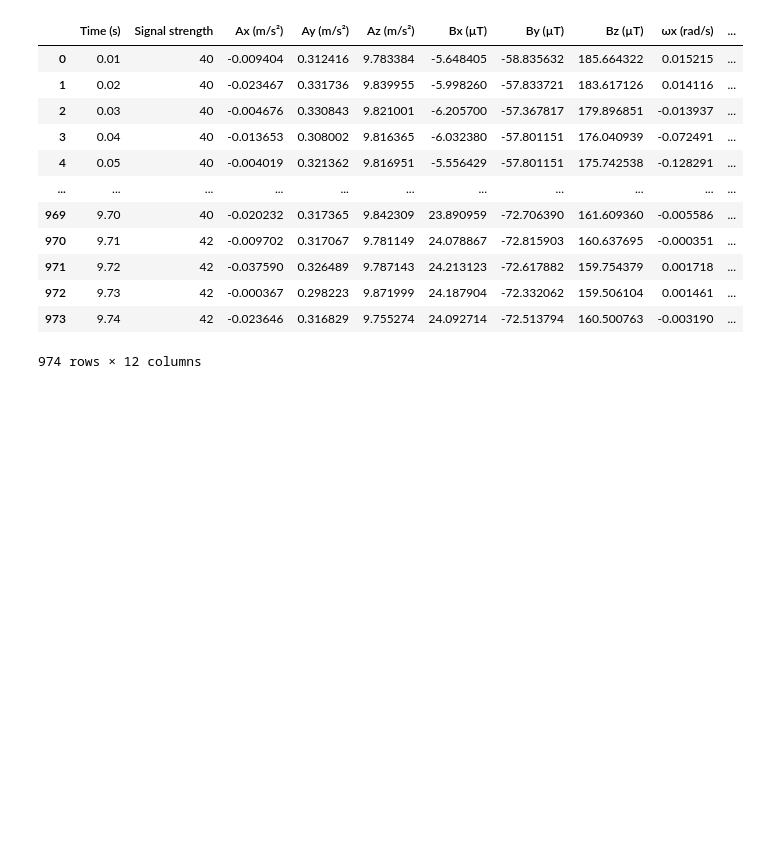
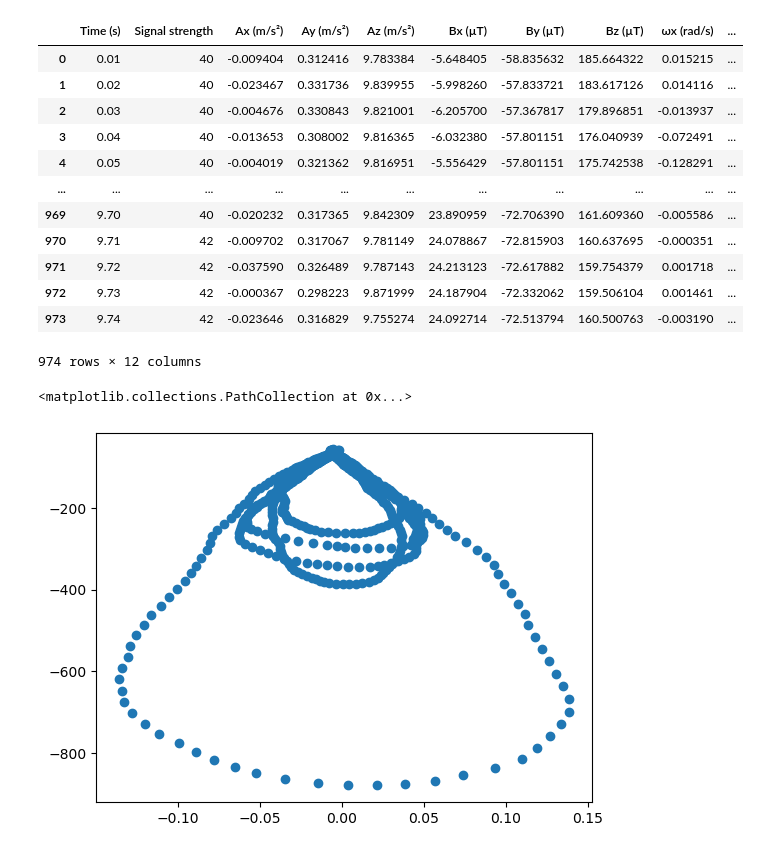
Before and after one commit to Faith-Qiao/physics5bl, a Jupyter notebook: lab12/lab12.ipynb, the cells around one changed output. Saved outputs shown, nothing was run; the diff lists cells and outputs as text; code cells hidden in the pictures; blank space fills up the shorter version.

```diff
--- a/lab12/lab12.ipynb
+++ b/lab12/lab12.ipynb
@@ -166,0 +185,15 @@ x = part2['']
+# %%
+y = part2['By (µT)']
+time = part2['Time (s)']
+x = part2['Voltage (mV)']
+
+dy_dt = np.gradient(y, time)
+
+data = pd.DataFrame({'x': x, 'dy_dt': dy_dt})
+data['x'] = np.round(data['x'],3)
+averaged_data = data.groupby('x', as_index=False).mean()
+# %%
+plt.scatter(x,y)
+# %% [output]
+<matplotlib.collections.PathCollection at 0x...>
+[figure, added]
```
Also changed, not shown: parts of 12 cells of this notebook.
